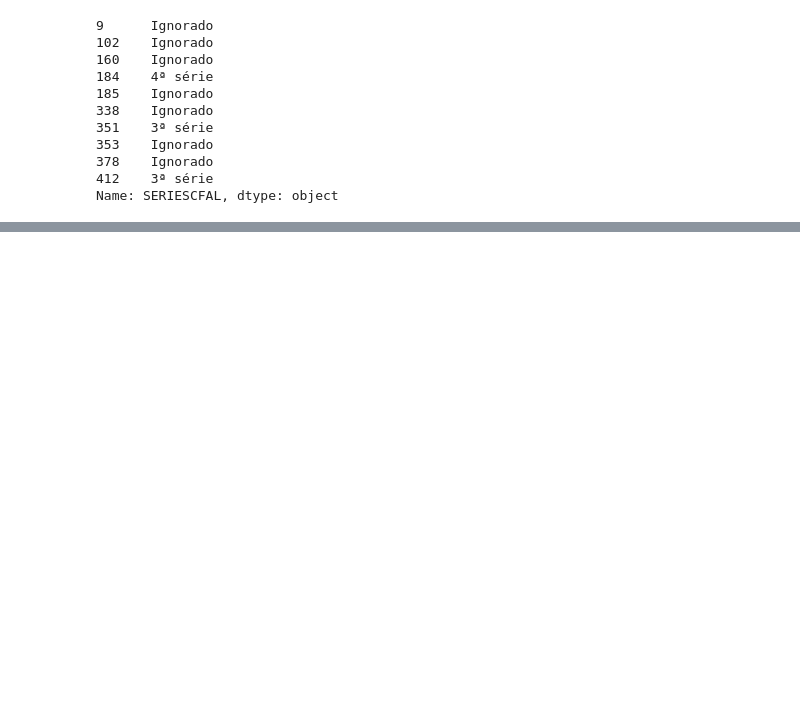
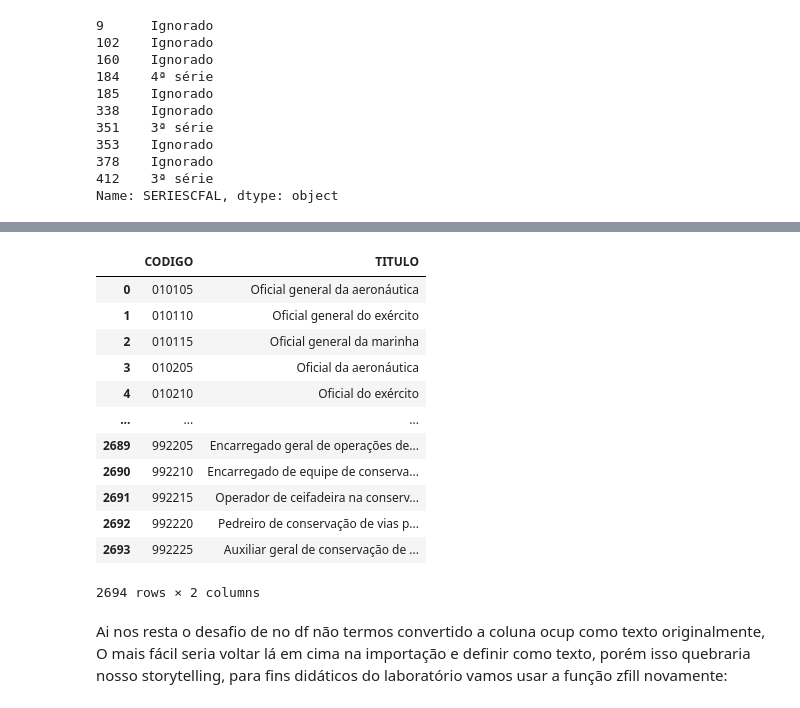
Before and after one commit to kauebr/Projeto-Turing, a Jupyter notebook: Codigos/Tratamento dos dados - Parsing - Depara.ipynb, the cells around one changed output, grey strips where cells are left out. Cells and saved outputs as stored; diff of their text form; code cells hidden in the pictures; blank space fills up the shorter version.

```diff
--- a/Codigos/Tratamento dos dados - Parsing - Depara.ipynb
+++ b/Codigos/Tratamento dos dados - Parsing - Depara.ipynb
@@ -836,0 +927,21 @@ df
+# %%
+cbo2002 = pd.read_csv('https://www.gov.br/trabalho-e-emprego/pt-br/assuntos/cbo/servicos/downloads/cbo2002-ocupacao.csv', encoding='latin1', sep=';', dtype={"CODIGO": str})
+cbo2002
+# %% [output]
+|  | CODIGO | TITULO |
+| 0 | 010105 | Oficial general da aeronáutica |
+| 1 | 010110 | Oficial general do exército |
+| 2 | 010115 | Oficial general da marinha |
+| 3 | 010205 | Oficial da aeronáutica |
+| 4 | 010210 | Oficial do exército |
+| ... | ... | ... |
+| 2689 | 992205 | Encarregado geral de operações de... |
+| 2690 | 992210 | Encarregado de equipe de conserva... |
+| 2691 | 992215 | Operador de ceifadeira na conserv... |
+| 2692 | 992220 | Pedreiro de conservação de vias p... |
+| 2693 | 992225 | Auxiliar geral de conservação de ... |
+2694 rows × 2 columns
+# %% [markdown]
+Ai nos resta o desafio de no df não termos convertido a coluna ocup como texto originalmente,
+O mais fácil seria voltar lá em cima na importação e definir como texto, porém isso quebraria
+nosso storytelling, para fins didáticos do laboratório vamos usar a função zfill novamente:
```
Also changed, not shown: parts of 39 cells of this notebook.
